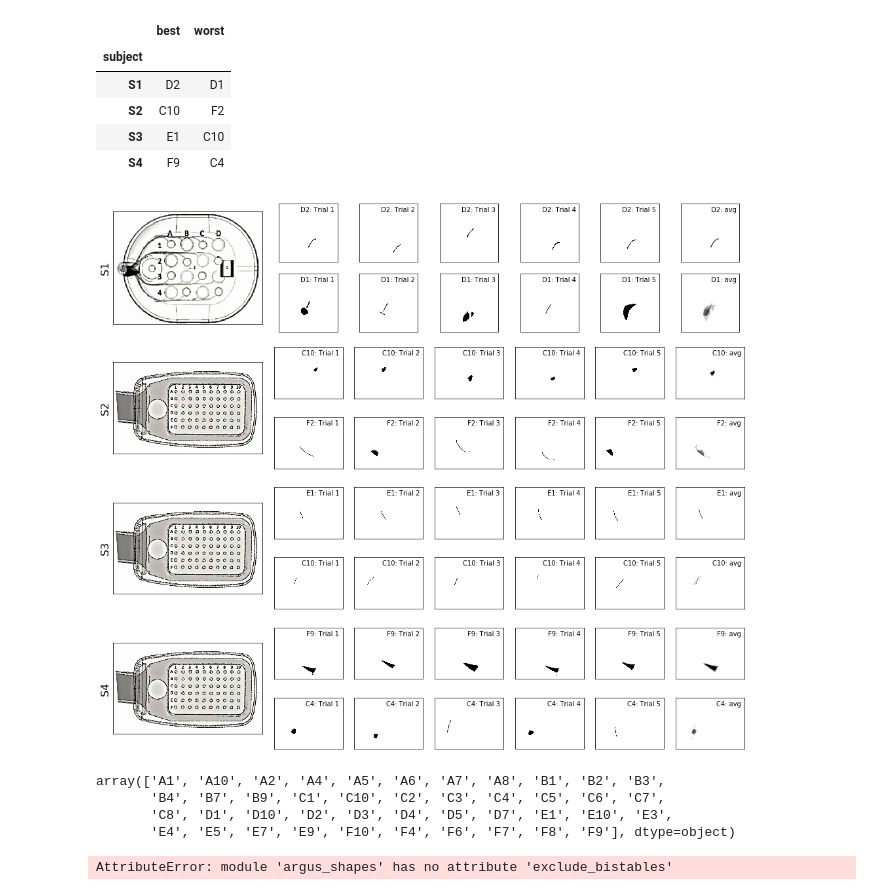
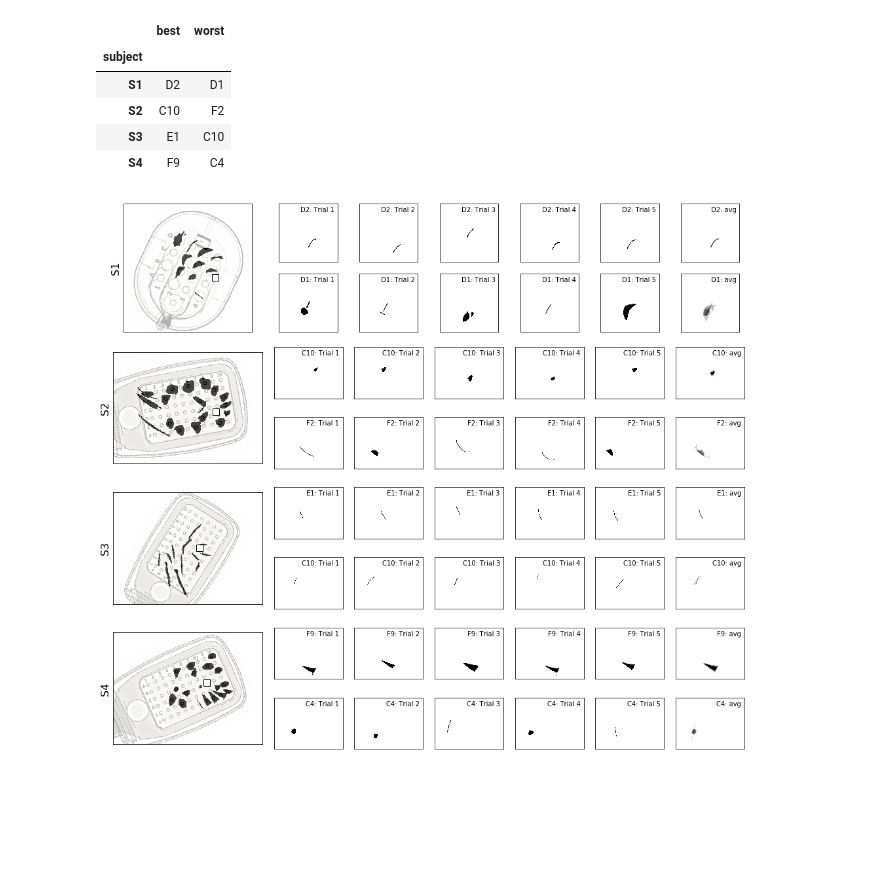
Before and after one commit to VisCog/ArgusShapes, a Jupyter notebook: examples/notebooks/fig2-phosphene-shape.ipynb, the cells around one changed output. Cells and saved outputs as stored; diff of their text form; code cells hidden in the pictures; blank space fills up the shorter version.

Commit message:
update figures

```diff
--- a/examples/notebooks/fig2-phosphene-shape.ipynb
+++ b/examples/notebooks/fig2-phosphene-shape.ipynb
@@ -35,6 +38,8 @@ px_argus1 = np.array([
     [ 182.89047514,  297.65536136],
     [ 227.08095133,  297.65536136]
 ])
+px_argus1[:, 0] += 70
+px_argus1[:, 1] -= 70
 
 px_argus2 = np.array([
     [ 296.94026284,  140.58506571], [ 328.48148148,  138.4823178 ],
@@ -71,3 +76,5 @@ px_argus2 = np.array([
 # %%
 datafolder = os.environ['ARGUS_SHAPES_DATA']
 subjectdata = argus_shapes.load_subjects(os.path.join(datafolder, 'subjects.csv'))
+subjectdata['scale'] = pd.Series([0.5, 1.5, 1.0, 0.6], index=subjectdata.index)
+subjectdata
@@ -79,5 +93,8 @@ Xy = pd.concat((X, y.drop(columns='electrode')), axis=1)
 # %%
 Xmu, ymu = argus_shapes.calc_mean_images(X, y, thresh=False, max_area=np.inf)
 Xymu = pd.concat((Xmu, ymu.drop(columns='electrode')), axis=1)
+# %%
+Xmuth, ymuth = argus_shapes.calc_mean_images(X, y, thresh=True, max_area=1.5)
+Xymuth = pd.concat((Xmuth, ymuth.drop(columns='electrode')), axis=1)
 # %%
 assert Xy.electrode.unique().sort() == Xymu.electrode.unique().sort()
@@ -107,45 +174,33 @@ def get_img_array(subject, Xymu, subjectdata):
 # %%
 fig = plt.figure(figsize=(14, 3 * len(subjects)))
 
 for s, subject in enumerate(subjects):
     ax1 = plt.subplot2grid((2 * len(subjects), 8), (s * 2, 0), rowspan=2, colspan=2)
-    img_array = get_img_array(subject, Xymu, subjectdata)
-    ax1.imshow(img_array)
+    plot_phosphenes_on_array(ax1, subject, Xymuth, subjectdata)
+#     ax1.imshow(img_array)
     ax1.set_xticks([])
     ax1.set_yticks([])
     ax1.set_ylabel(subject, fontsize=16)
     for r, bw in enumerate(['best', 'worst']):
         electrode = best_worst.loc[subject, bw]
         idx_drawings = np.logical_and(Xy.subject == subject, Xy.electrode == electrode)
         for c, (_, drawing) in enumerate(Xy[idx_drawings].iterrows()):
             ax2 = plt.subplot2grid((2 * len(subjects), 8), (2 * s + r, c + 2))
             img_th = argus_shapes.imgproc.get_thresholded_image(drawing['image'])
             ax2.imshow(1 - img_th, cmap='gray')
             ax2.set_xticks([])
             ax2.set_yticks([])
             ax2.text(0.95 * img_th.shape[1], 0.05 * img_th.shape[0],
                      '%s: Trial %d' % (electrode, c + 1), fontsize=10, ha='right', va='top')
         ax3 = plt.subplot2grid((2 * len(subjects), 8), (2 * s + r, 7))
         idx_drawings = np.logical_and(Xymu.subject == subject, Xymu.electrode == electrode)
         img_avg = ymu.loc[idx_drawings, 'image'].values[0]
         ax3.imshow(1 - img_avg, cmap='gray')
         ax3.text(0.95 * img_avg.shape[1], 0.05 * img_avg.shape[0],
                  '%s: avg' % electrode, fontsize=10, ha='right', va='top')
         ax3.set_xticks([])
         ax3.set_yticks([])
 fig.tight_layout()
-fig.savefig('fig2-phosphene-shape.png')
+fig.savefig('fig2-phosphene-shape.eps')
 # %% [output]
-[figure, old version]
+[figure, new version]
-# %%
-X, y = argus_shapes.calc_mean_images(X, y, thresh=True)
-np.sort(X.electrode.unique())
-# %% [output]
-array(['A1', 'A10', 'A2', 'A4', 'A5', 'A6', 'A7', 'A8', 'B1', 'B2', 'B3',
-       'B4', 'B7', 'B9', 'C1', 'C10', 'C2', 'C3', 'C4', 'C5', 'C6', 'C7',
-       'C8', 'D1', 'D10', 'D2', 'D3', 'D4', 'D5', 'D7', 'E1', 'E10', 'E3',
-       'E4', 'E5', 'E7', 'E9', 'F10', 'F4', 'F6', 'F7', 'F8', 'F9'], dtype=object)
-# %%
-argus_shapes.exclude_bistables(X, y)[0].electrode.unique()
-# %% [output]
-AttributeError: module 'argus_shapes' has no attribute 'exclude_bistables'
```
Also changed, not shown: parts of 21 cells of this notebook, 2 other files.
